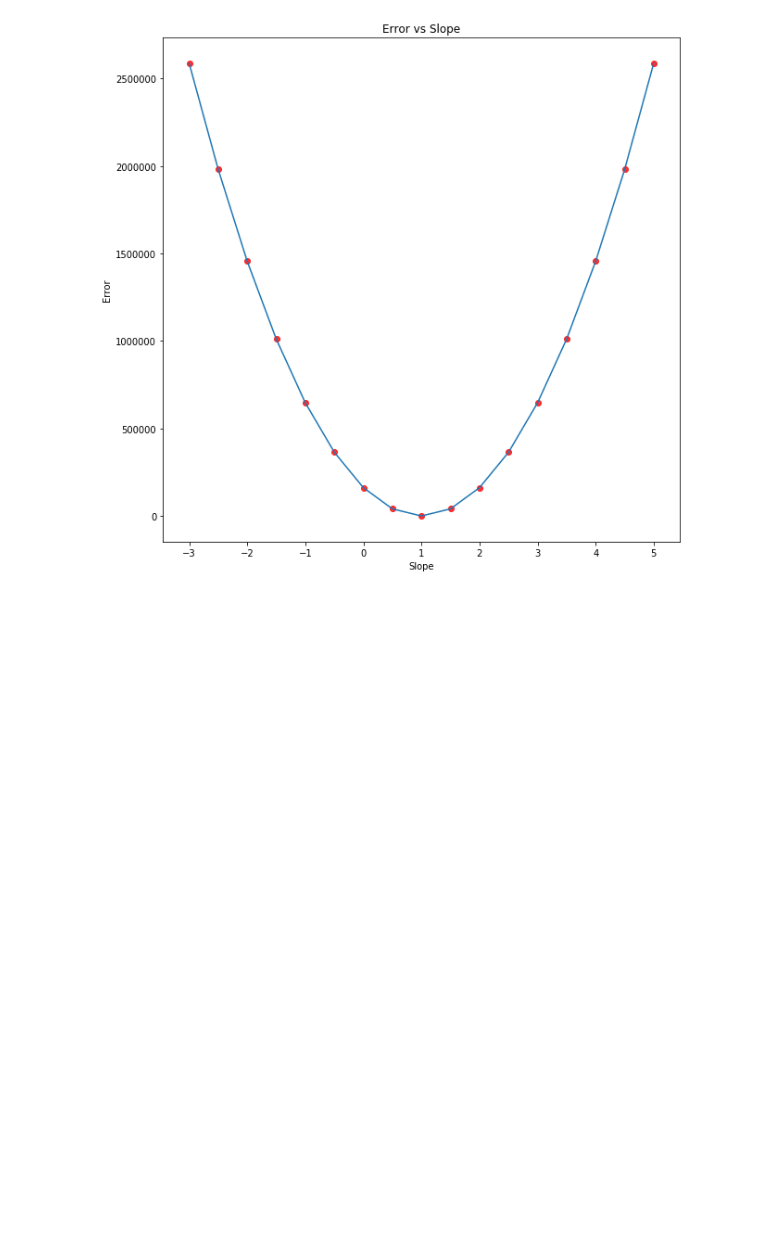
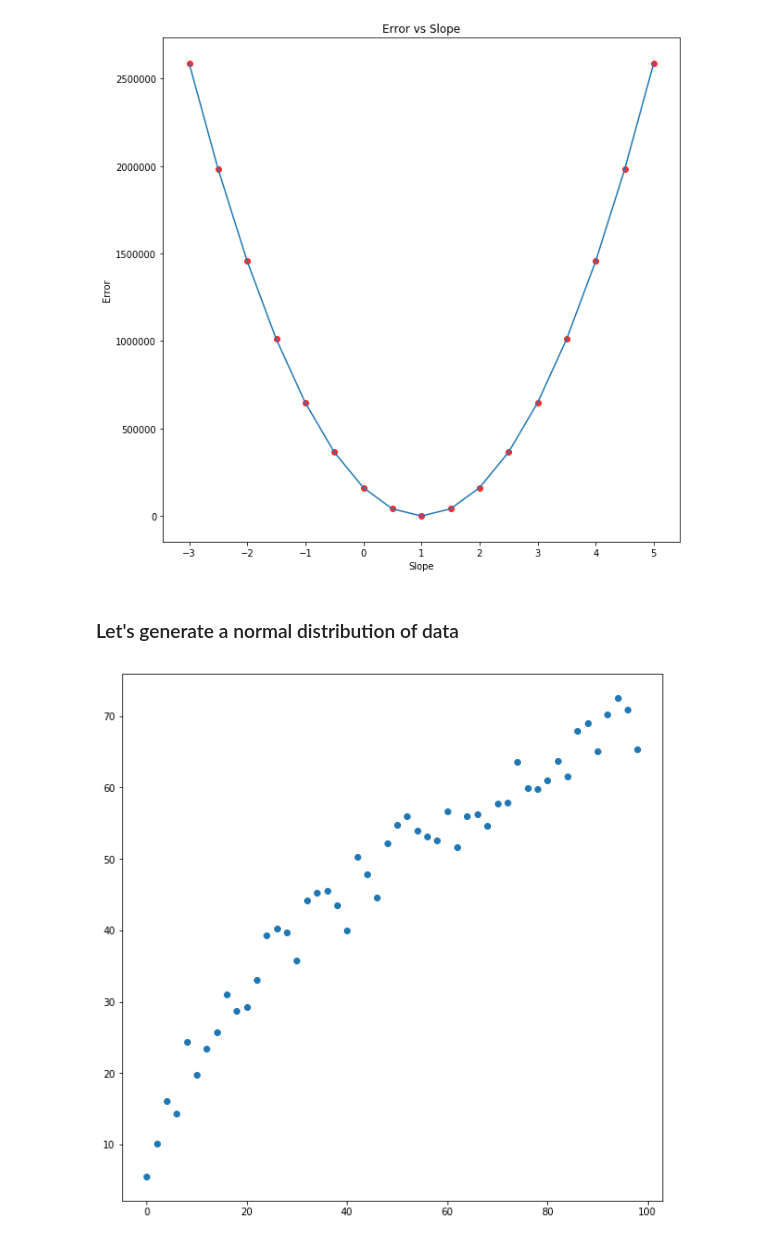
Before and after one commit to SubigyaPanta/ml-presentation, a Jupyter notebook: linear_regression.ipynb, the cells around one changed output. Saved outputs shown, nothing was run; the diff lists cells and outputs as text; code cells hidden in the pictures; blank space fills up the shorter version.

```diff
--- a/linear_regression.ipynb
+++ b/linear_regression.ipynb
@@ -42,3 +42,18 @@ plt.title('Error vs Slope')
 plt.show()
 # %% [output]
 [figure]
+# %% [markdown]
+### Let's generate a normal distribution of data
+# %%
+
+ran = np.arange(10, 5010, 100)
+delta = np.random.uniform(-5,5, size=(50,))
+s = np.sqrt(ran) + delta
+# print(s)
+# %%
+# print(example['x'].values.shape, s.shape)
+xx = example['x'].values
+plt.scatter(xx, s)
+plt.show()
+# %% [output]
+[figure, added]
```
Also changed, not shown: parts of 6 cells of this notebook.
